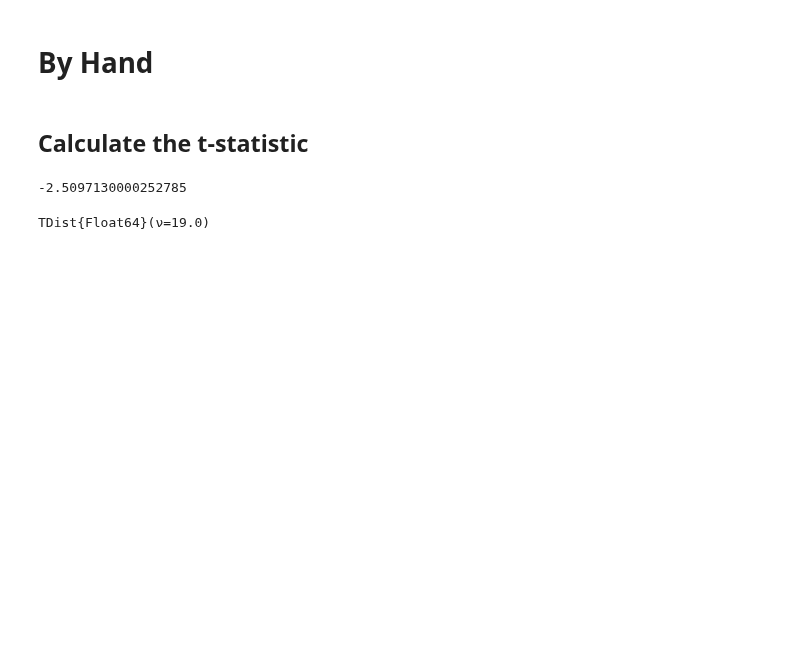
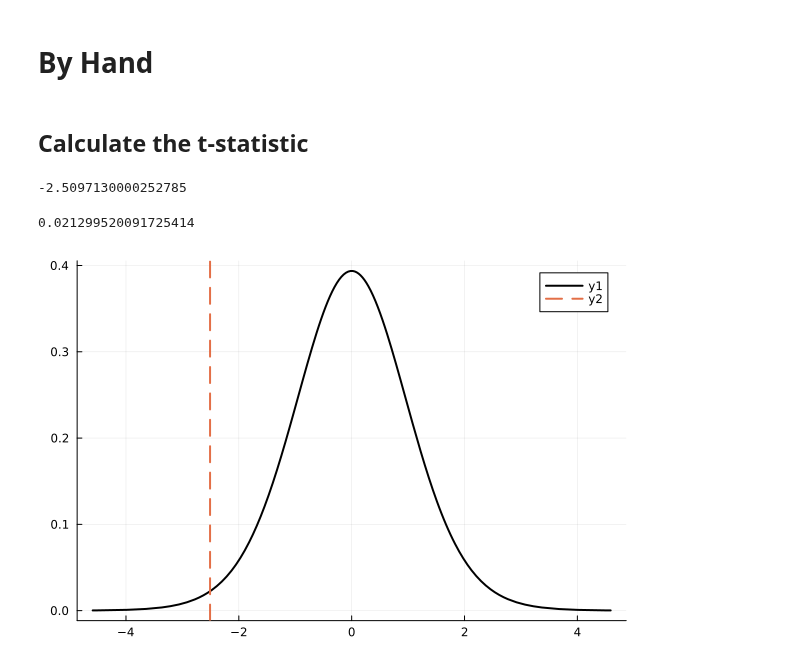
Before and after one commit to AndreMacedo88/Notebooks-Research, a Jupyter notebook: Statistics/t-test-one_sample.ipynb, the cells around one changed output. Cells and saved outputs as stored; diff of their text form; code cells hidden in the pictures; blank space fills up the shorter version.

Commit message:
feat: :alembic: calculate 2-sided p-value for t-test by hand

```diff
--- a/Statistics/t-test-one_sample.ipynb
+++ b/Statistics/t-test-one_sample.ipynb
@@ -95,11 +94,14 @@ t
 # %% [output]
 -2.5097130000252785
-# %%
-df = n-1
-
-model = TDist(df)
-model
-
-#TODO: evaluate the cumulative distribution until t
-# %% [output]
-TDist{Float64}(ν=19.0)
+# %%
+df = n-1
+
+model = TDist(df)
+pval_2sided = (1-cdf(model, -t) + cdf(model, t))  # The area under the t-distribution that is more extreme than t, given that we didn't know the directionality of t at H0 (2-sided test)
+# %% [output]
+0.021299520091725414
+# %%
+plot(model, lc=:black, lw=2)
+vline!([t], lw=2, ls=:dash)
+# %% [output]
+[figure, added]
```
Also changed, not shown: parts of 3 cells of this notebook.
